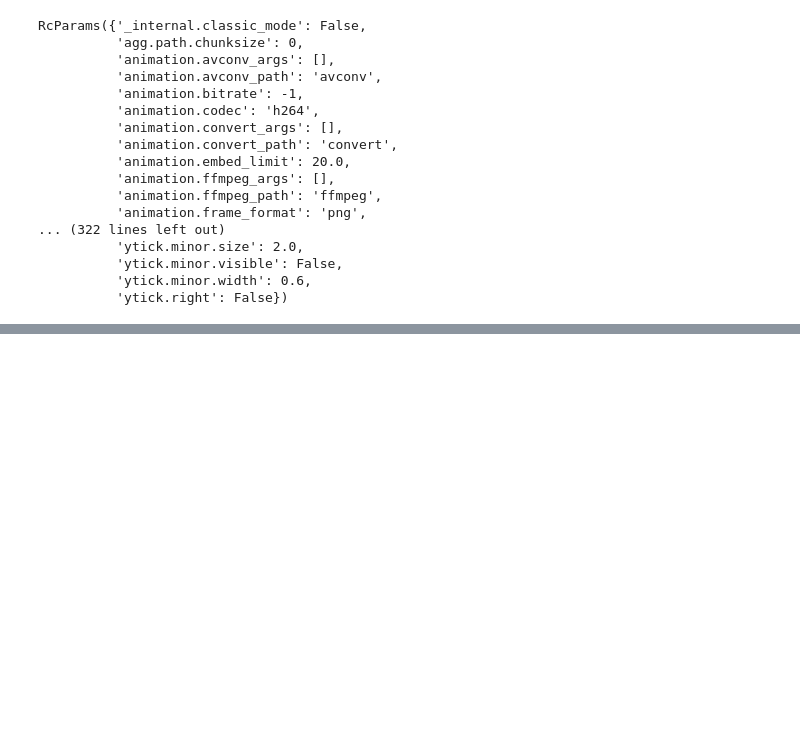
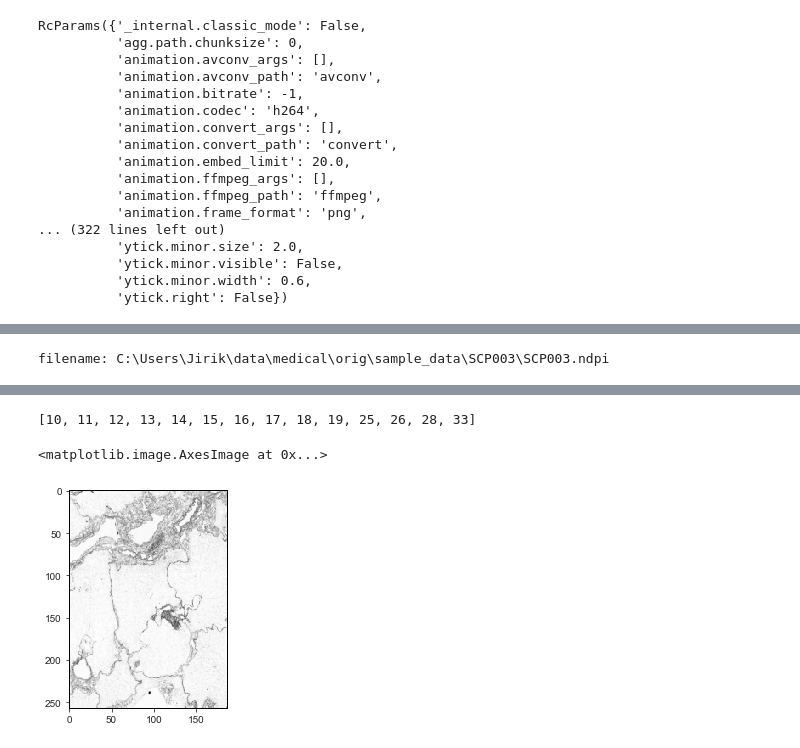
Before and after one commit to mjirik/scaffan, a Jupyter notebook: experiments/lobulus_area_evaluation.ipynb, the cells around one changed output, grey strips where cells are left out. Drawn from its saved outputs; the diff is of its cells as text; code cells hidden in the pictures; blank space fills up the shorter version.

Commit message:
per-pixel regression

```diff
--- a/experiments/lobulus_area_evaluation.ipynb
+++ b/experiments/lobulus_area_evaluation.ipynb
@@ -575,0 +624,19 @@ sns.scatterplot(data=dfs, x="SNI", y="Prediction")
+# %%
+path_to_script =  Path("~/projects/scaffan/").expanduser()
+sys.path.insert(0,str(path_to_script))
+import scaffan
+import scaffan.texture
+import io3d # just to get data
+import scaffan.image as scim
+import io3d
+fn = io3d.datasets.join_path("medical", "orig", "sample_data", "SCP003", "SCP003.ndpi", get_root=True)
+print(f"filename: {fn}")
+anim = scim.AnnotatedImage(fn)
+
+ann_ids = anim.select_annotations_by_color("#000000")
+print(ann_ids)
+view = anim.get_views(ann_ids, level=7)[0]
+view2 = view.to_pixelsize(pixelsize_mm=[0.01,0.01])
+img = view2.get_region_image(as_gray=True)
+plt.imshow(img, cmap='gray')
+# %% [output]
@@ -575,0 +654 @@ sns.scatterplot(data=dfs, x="SNI", y="Prediction")
+filename: C:\Users\Jirik\data\medical\orig\sample_data\SCP003\SCP003.ndpi
@@ -575,0 +656,3 @@ sns.scatterplot(data=dfs, x="SNI", y="Prediction")
+[10, 11, 12, 13, 14, 15, 16, 17, 18, 19, 25, 26, 28, 33]
+<matplotlib.image.AxesImage at 0x...>
+[figure, added]
```
Also changed, not shown: parts of 18 cells of this notebook.
